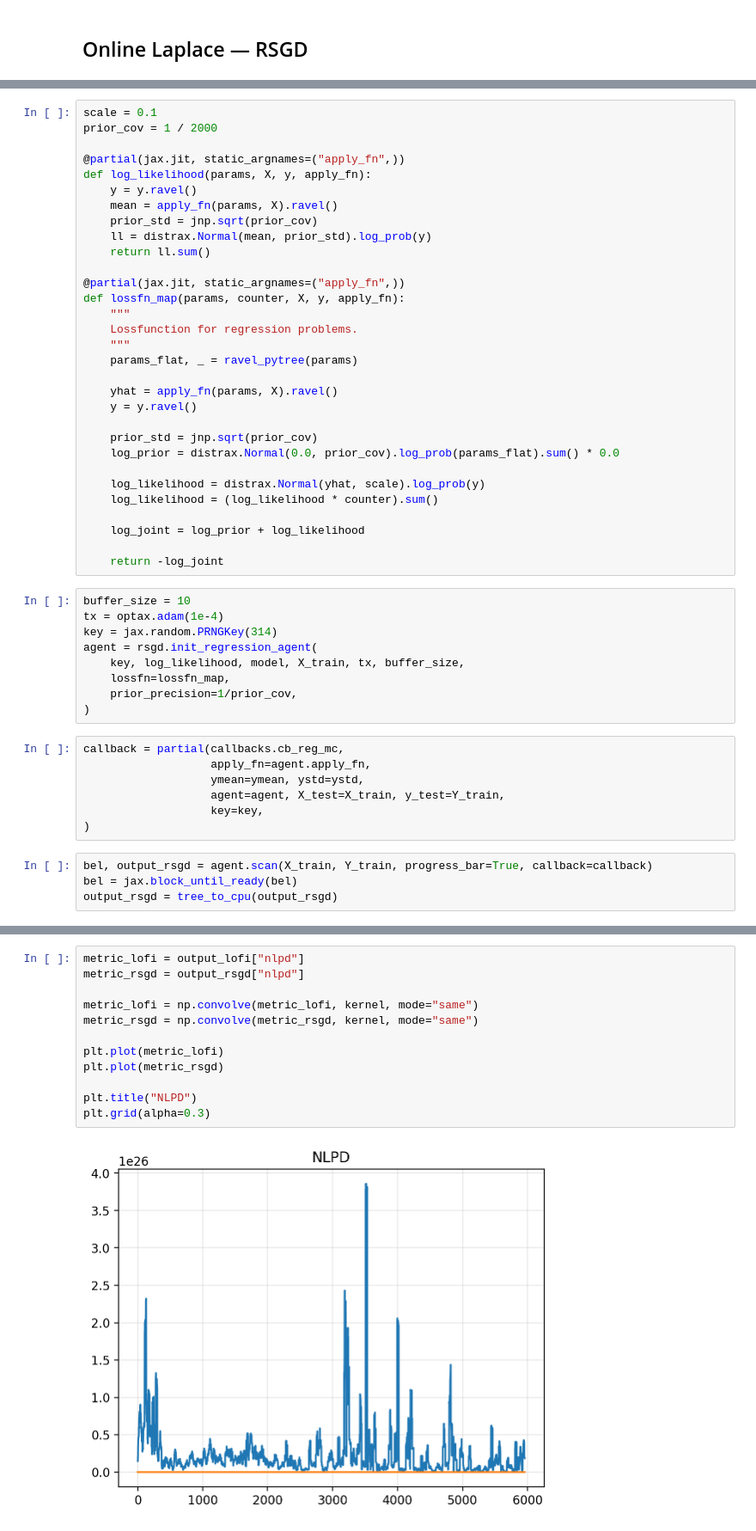
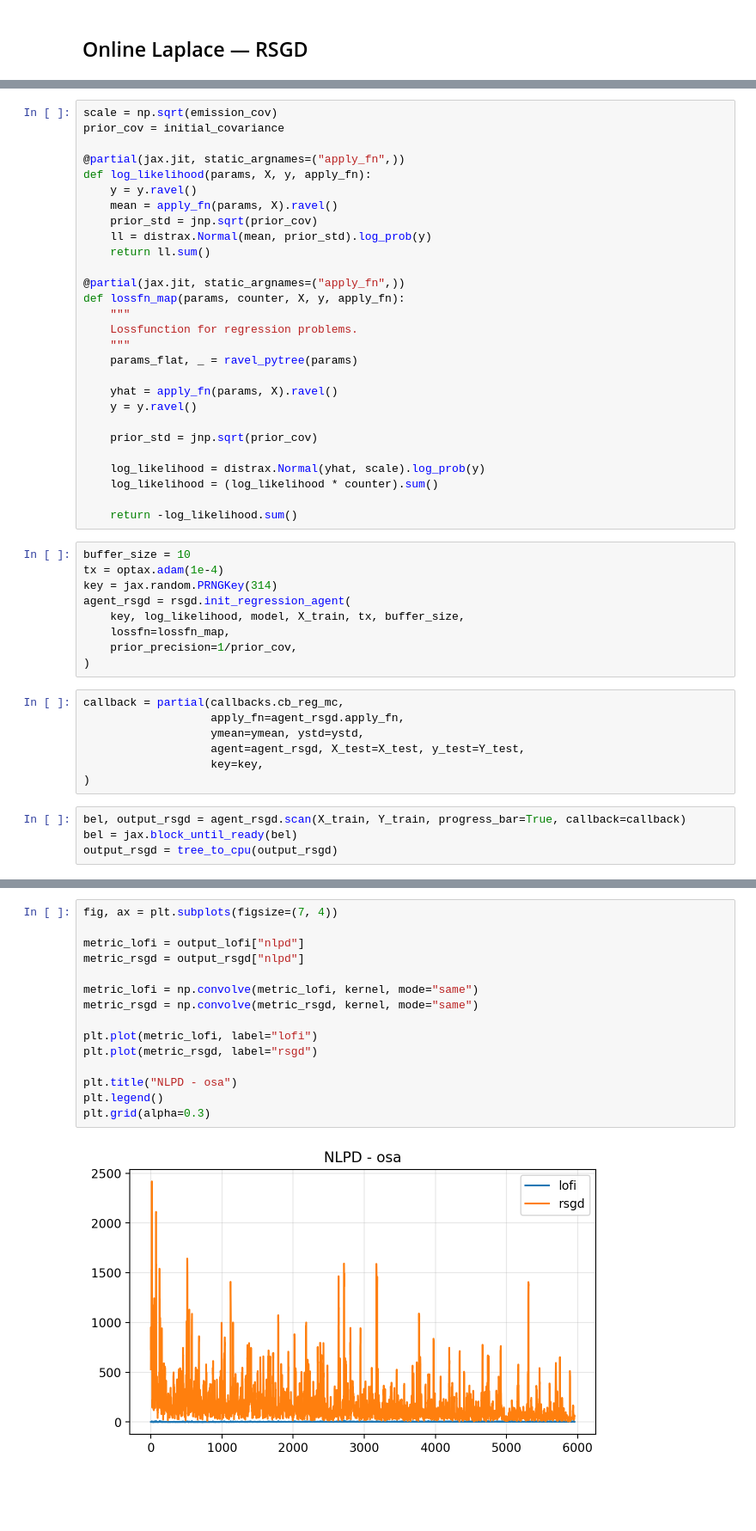
Before and after one commit to probml/rebayes, a Jupyter notebook: demos/collas/regression/rotating-mnist-unsorted.ipynb, the cells around one changed output, grey strips where cells are left out. Shown at 86% size. Saved outputs shown, nothing was run; the diff lists cells and outputs as text; blank space fills up the shorter version.

```diff
--- a/demos/collas/regression/rotating-mnist-unsorted.ipynb
+++ b/demos/collas/regression/rotating-mnist-unsorted.ipynb
@@ -174,6 +162,6 @@ import optax
 # %%
-scale = 0.1
-prior_cov = 1 / 2000
+scale = np.sqrt(emission_cov)
+prior_cov = initial_covariance
 
 @partial(jax.jit, static_argnames=("apply_fn",))
 def log_likelihood(params, X, y, apply_fn):
@@ -194,32 +182,29 @@ def lossfn_map(params, counter, X, y, apply_fn):
     y = y.ravel()
 
     prior_std = jnp.sqrt(prior_cov)
-    log_prior = distrax.Normal(0.0, prior_cov).log_prob(params_flat).sum() * 0.0
 
     log_likelihood = distrax.Normal(yhat, scale).log_prob(y)
     log_likelihood = (log_likelihood * counter).sum()
 
-    log_joint = log_prior + log_likelihood
-
-    return -log_joint
+    return -log_likelihood.sum()
 # %%
 buffer_size = 10
 tx = optax.adam(1e-4)
 key = jax.random.PRNGKey(314)
-agent = rsgd.init_regression_agent(
+agent_rsgd = rsgd.init_regression_agent(
     key, log_likelihood, model, X_train, tx, buffer_size,
     lossfn=lossfn_map,
     prior_precision=1/prior_cov,
 )
 # %%
 callback = partial(callbacks.cb_reg_mc,
-                   apply_fn=agent.apply_fn,
+                   apply_fn=agent_rsgd.apply_fn,
                    ymean=ymean, ystd=ystd,
-                   agent=agent, X_test=X_train, y_test=Y_train,
+                   agent=agent_rsgd, X_test=X_test, y_test=Y_test,
                    key=key,
 )
 # %%
-bel, output_rsgd = agent.scan(X_train, Y_train, progress_bar=True, callback=callback)
+bel, output_rsgd = agent_rsgd.scan(X_train, Y_train, progress_bar=True, callback=callback)
 bel = jax.block_until_ready(bel)
 output_rsgd = tree_to_cpu(output_rsgd)
 # %%
@@ -247,14 +263,17 @@ plt.ylim(vmin, vmax);
 # %%
+fig, ax = plt.subplots(figsize=(7, 4))
+
 metric_lofi = output_lofi["nlpd"]
 metric_rsgd = output_rsgd["nlpd"]
 
 metric_lofi = np.convolve(metric_lofi, kernel, mode="same")
 metric_rsgd = np.convolve(metric_rsgd, kernel, mode="same")
 
-plt.plot(metric_lofi)
-plt.plot(metric_rsgd)
+plt.plot(metric_lofi, label="lofi")
+plt.plot(metric_rsgd, label="rsgd")
 
-plt.title("NLPD")
+plt.title("NLPD - osa")
+plt.legend()
 plt.grid(alpha=0.3)
 # %% [output]
-[figure, old version]
+[figure, new version]
```
Also changed, not shown: parts of 30 cells of this notebook.
